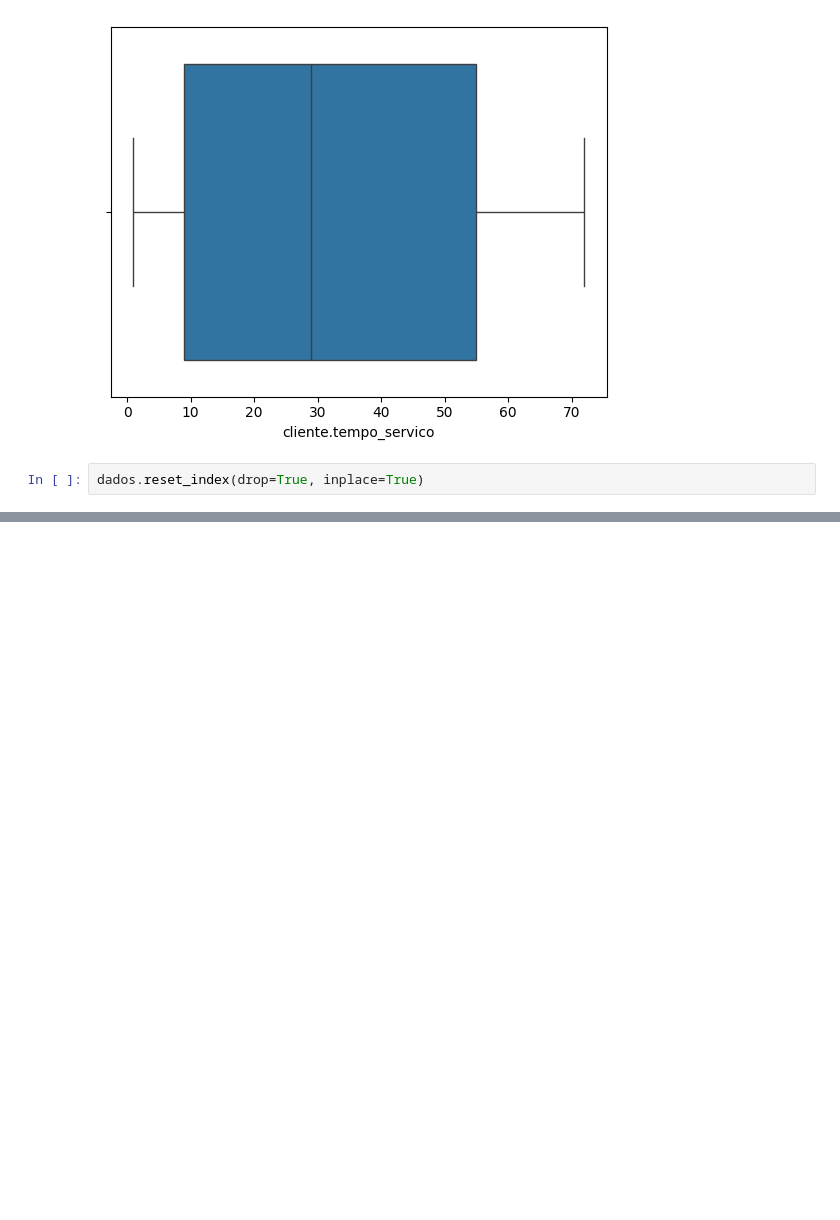
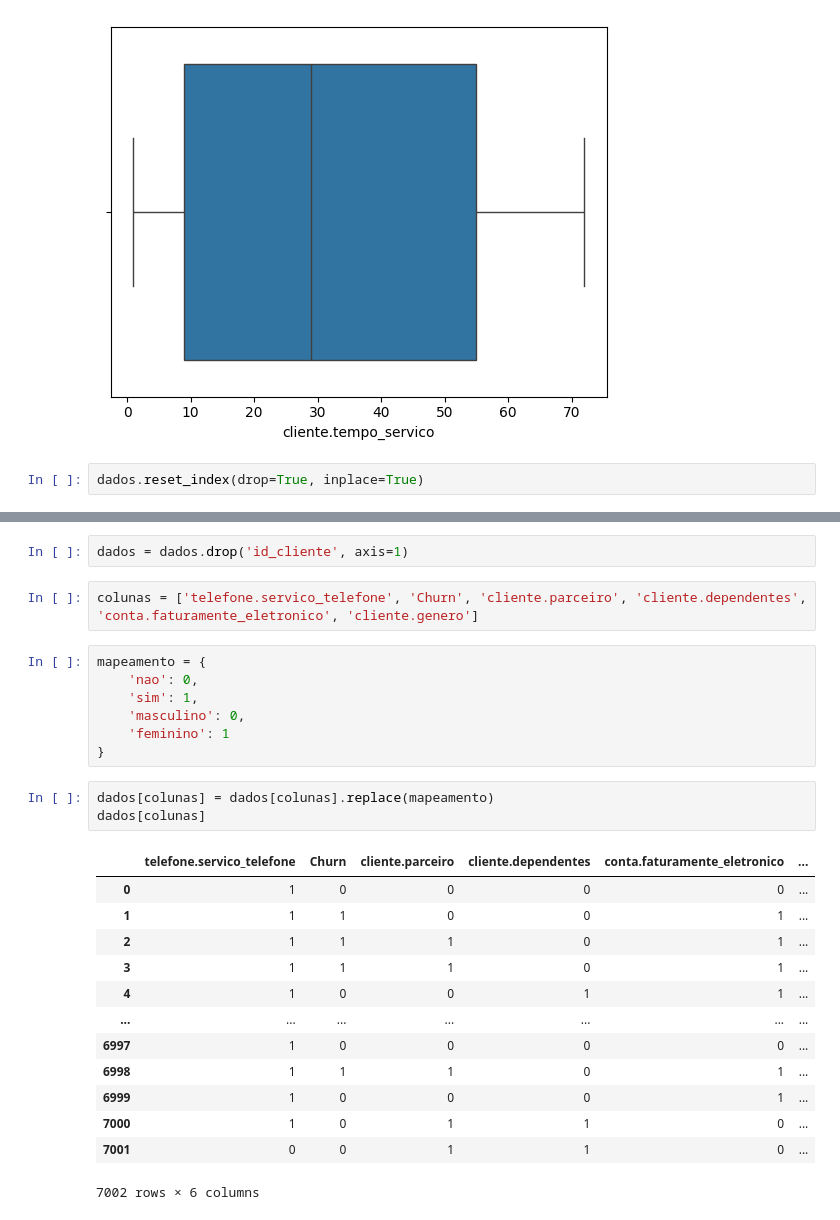
Before and after one commit to DouglasLeite77/python, a Jupyter notebook: curso 05 panda/app.ipynb, the cells around one changed output, grey strips where cells are left out. Cells and saved outputs as stored; diff of their text form; blank space fills up the shorter version.

```diff
--- a/curso 05 panda/app.ipynb
+++ b/curso 05 panda/app.ipynb
@@ -399,0 +414,28 @@ dados.reset_index(drop=True, inplace=True)
+# %%
+dados = dados.drop('id_cliente', axis=1)
+# %%
+colunas = ['telefone.servico_telefone', 'Churn', 'cliente.parceiro', 'cliente.dependentes', 'conta.faturamente_eletronico', 'cliente.genero']
+# %%
+mapeamento = {
+    'nao': 0,
+    'sim': 1,
+    'masculino': 0,
+    'feminino': 1
+}
+# %%
+dados[colunas] = dados[colunas].replace(mapeamento)
+dados[colunas]
+# %% [output]
+|  | telefone.servico_telefone | Churn | cliente.parceiro | cliente.dependentes | conta.faturamente_eletronico | ... |
+| 0 | 1 | 0 | 0 | 0 | 0 | ... |
+| 1 | 1 | 1 | 0 | 0 | 1 | ... |
+| 2 | 1 | 1 | 1 | 0 | 1 | ... |
+| 3 | 1 | 1 | 1 | 0 | 1 | ... |
+| 4 | 1 | 0 | 0 | 1 | 1 | ... |
+| ... | ... | ... | ... | ... | ... | ... |
+| 6997 | 1 | 0 | 0 | 0 | 0 | ... |
+| 6998 | 1 | 1 | 1 | 0 | 1 | ... |
+| 6999 | 1 | 0 | 0 | 0 | 1 | ... |
+| 7000 | 1 | 0 | 1 | 1 | 0 | ... |
+| 7001 | 0 | 0 | 1 | 1 | 0 | ... |
+7002 rows × 6 columns
```
Also changed, not shown: parts of 4 cells of this notebook.
